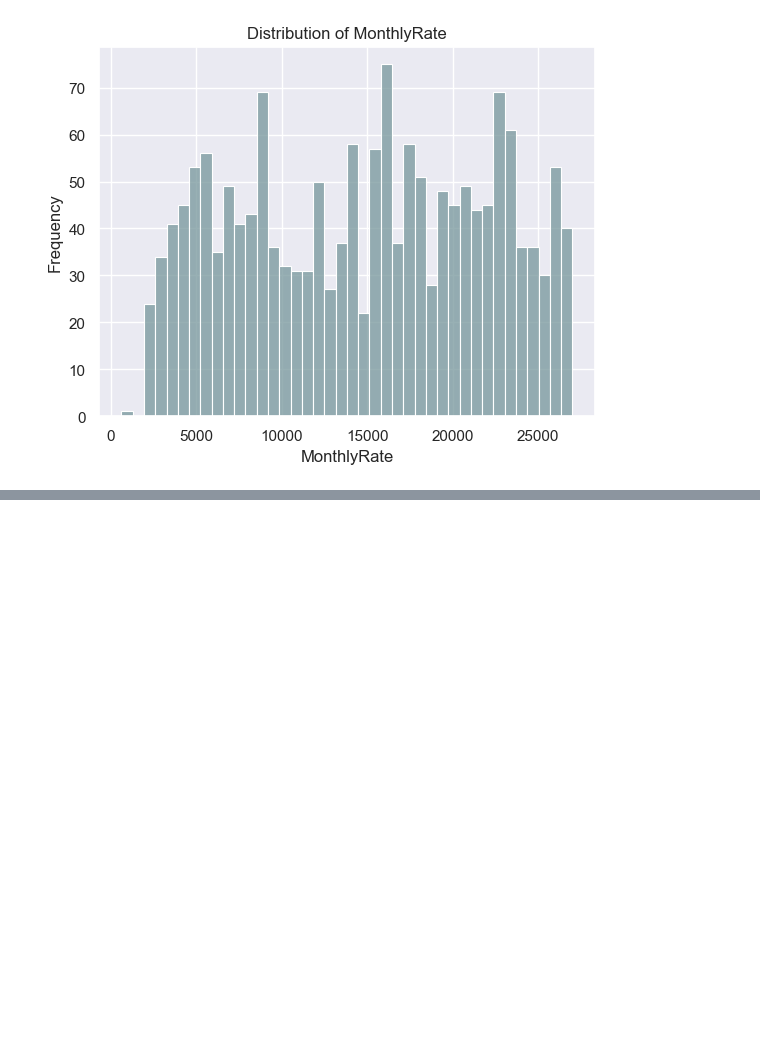
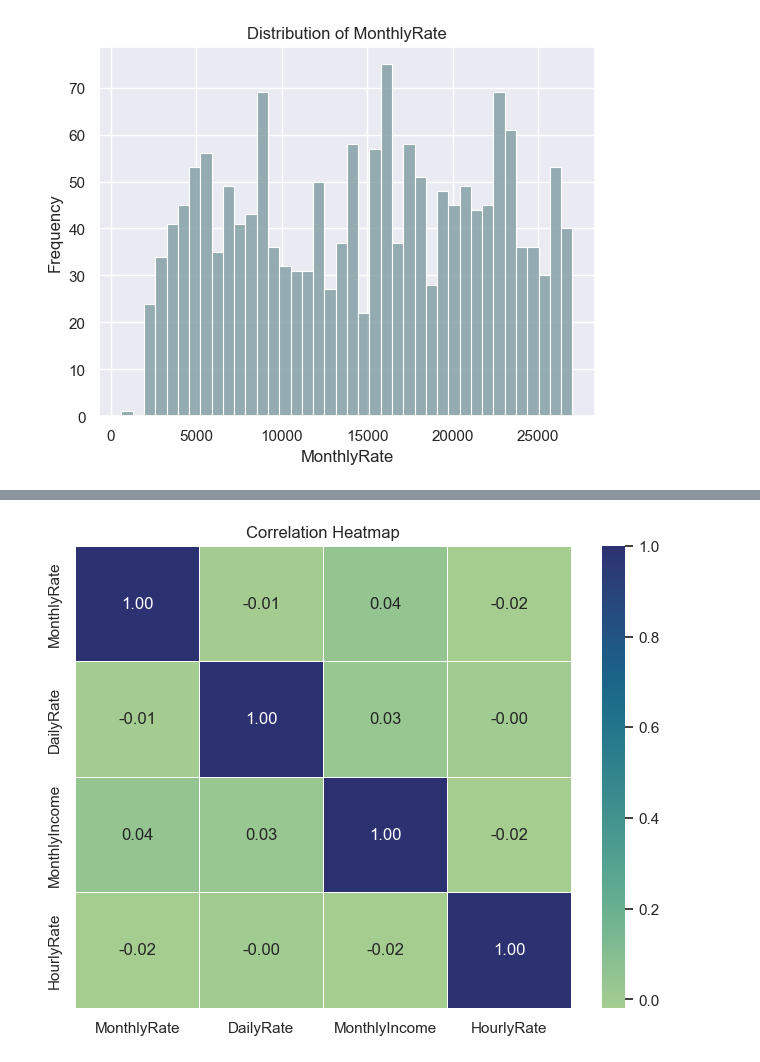
Before and after one commit to scheinmensch/Employee-Attrition, a Jupyter notebook: EDA.ipynb, the cells around one changed output, grey strips where cells are left out. Drawn from its saved outputs; the diff is of its cells as text; code cells hidden in the pictures; blank space fills up the shorter version.

Commit message:
more plots, correlation heatmap

```diff
--- a/EDA.ipynb
+++ b/EDA.ipynb
@@ -476,0 +481,2 @@ plt.show()
+# %%
+temp = data[['MonthlyRate', 'DailyRate', 'MonthlyIncome', 'HourlyRate']]
@@ -476,0 +503,10 @@ plt.show()
+# %%
+correlation_matrix_salary = temp.corr()
+
+# Create a heatmap
+plt.figure(figsize=(8, 6))
+sns.heatmap(correlation_matrix_salary, annot=True, cmap='crest', fmt=".2f", linewidths=.5)
+plt.title("Correlation Heatmap")
+plt.show()
+# %% [output]
+[figure, added]
```
Also changed, not shown: parts of 46 cells of this notebook.
